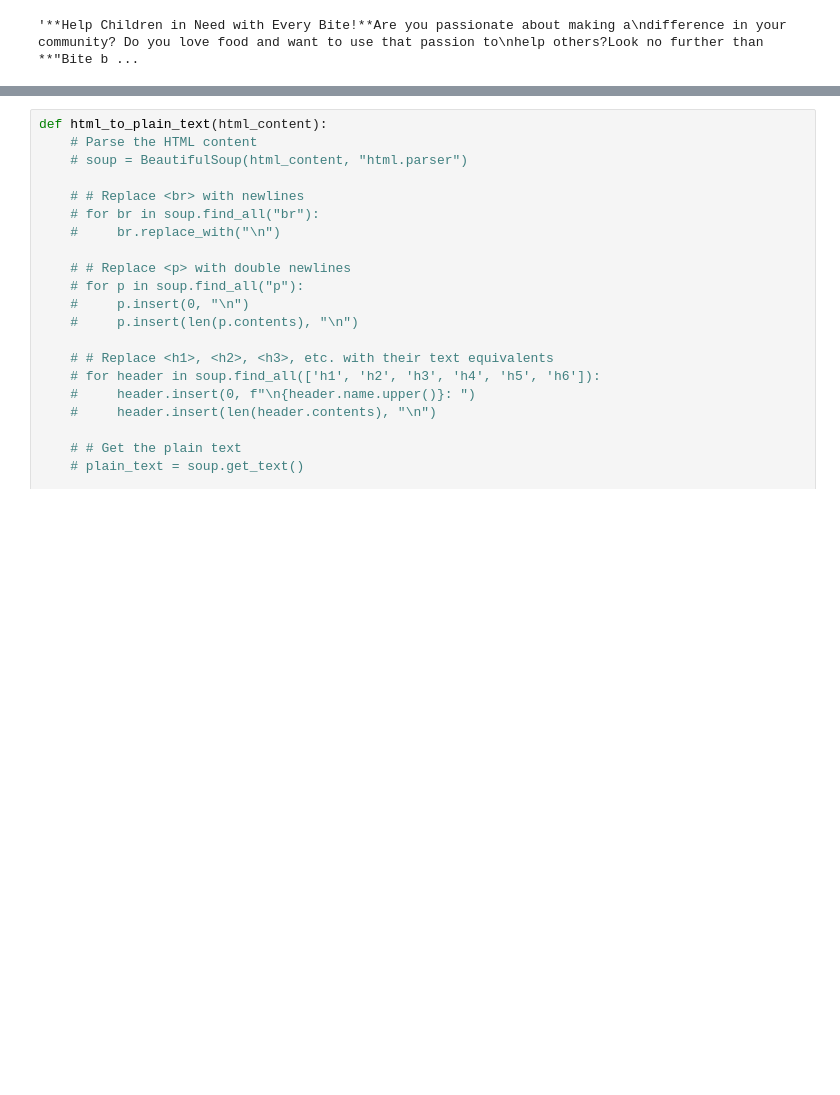
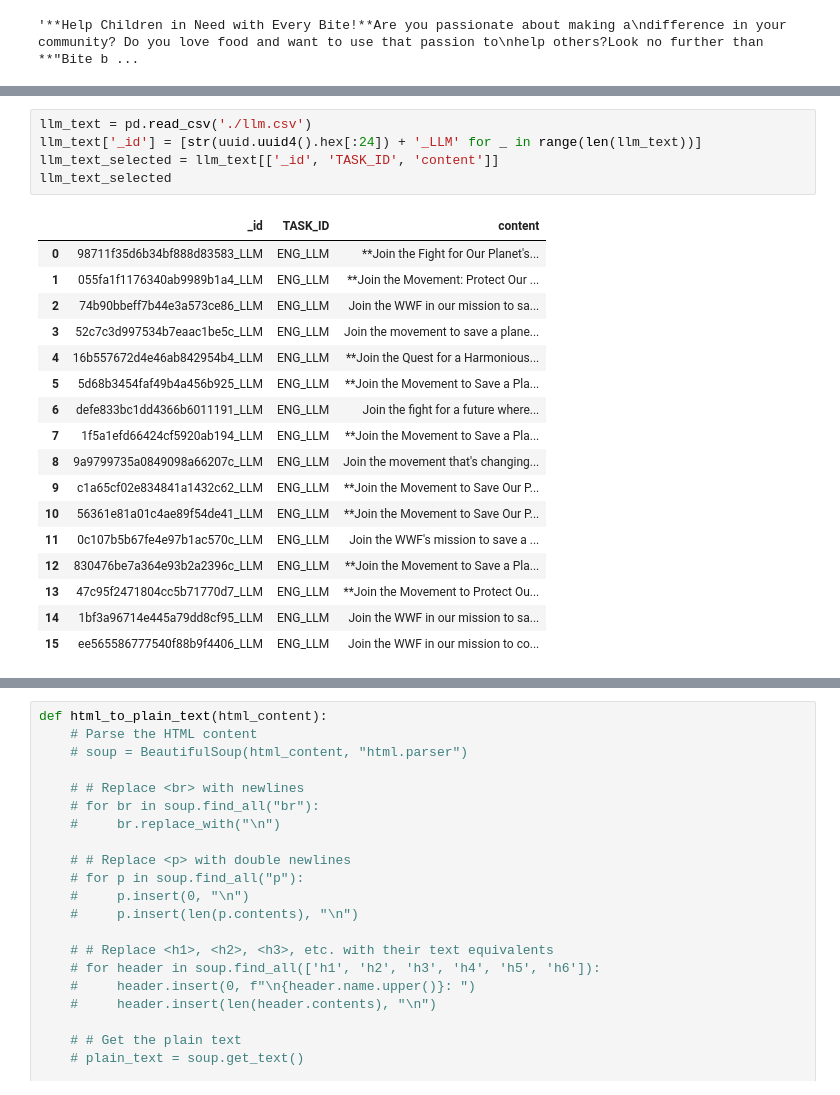
Before and after one commit to shreyan2020/cillm, a Jupyter notebook: analysis/notebooks/logic_to_get_persuasive_texts.ipynb, the cells around one changed output, grey strips where cells are left out. Cells and saved outputs as stored; diff of their text form; blank space fills up the shorter version.

```diff
--- a/analysis/notebooks/logic_to_get_persuasive_texts.ipynb
+++ b/analysis/notebooks/logic_to_get_persuasive_texts.ipynb
@@ -69,0 +106,23 @@ master_document_list
+# %%
+llm_text = pd.read_csv('./llm.csv')
+llm_text['_id'] = [str(uuid.uuid4().hex[:24]) + '_LLM' for _ in range(len(llm_text))]
+llm_text_selected = llm_text[['_id', 'TASK_ID', 'content']]
+llm_text_selected
+# %% [output]
+|  | _id | TASK_ID | content |
+| 0 | 98711f35d6b34bf888d83583_LLM | ENG_LLM | **Join the Fight for Our Planet's... |
+| 1 | 055fa1f1176340ab9989b1a4_LLM | ENG_LLM | **Join the Movement: Protect Our ... |
+| 2 | 74b90bbeff7b44e3a573ce86_LLM | ENG_LLM | Join the WWF in our mission to sa... |
+| 3 | 52c7c3d997534b7eaac1be5c_LLM | ENG_LLM | Join the movement to save a plane... |
+| 4 | 16b557672d4e46ab842954b4_LLM | ENG_LLM | **Join the Quest for a Harmonious... |
+| 5 | 5d68b3454faf49b4a456b925_LLM | ENG_LLM | **Join the Movement to Save a Pla... |
+| 6 | defe833bc1dd4366b6011191_LLM | ENG_LLM | Join the fight for a future where... |
+| 7 | 1f5a1efd66424cf5920ab194_LLM | ENG_LLM | **Join the Movement to Save a Pla... |
+| 8 | 9a9799735a0849098a66207c_LLM | ENG_LLM | Join the movement that's changing... |
+| 9 | c1a65cf02e834841a1432c62_LLM | ENG_LLM | **Join the Movement to Save Our P... |
+| 10 | 56361e81a01c4ae89f54de41_LLM | ENG_LLM | **Join the Movement to Save Our P... |
+| 11 | 0c107b5b67fe4e97b1ac570c_LLM | ENG_LLM | Join the WWF's mission to save a ... |
+| 12 | 830476be7a364e93b2a2396c_LLM | ENG_LLM | **Join the Movement to Save a Pla... |
+| 13 | 47c95f2471804cc5b71770d7_LLM | ENG_LLM | **Join the Movement to Protect Ou... |
+| 14 | 1bf3a96714e445a79dd8cf95_LLM | ENG_LLM | Join the WWF in our mission to sa... |
+| 15 | ee565586777540f88b9f4406_LLM | ENG_LLM | Join the WWF in our mission to co... |
```
Also changed, not shown: parts of 32 cells of this notebook, 14 other files.
